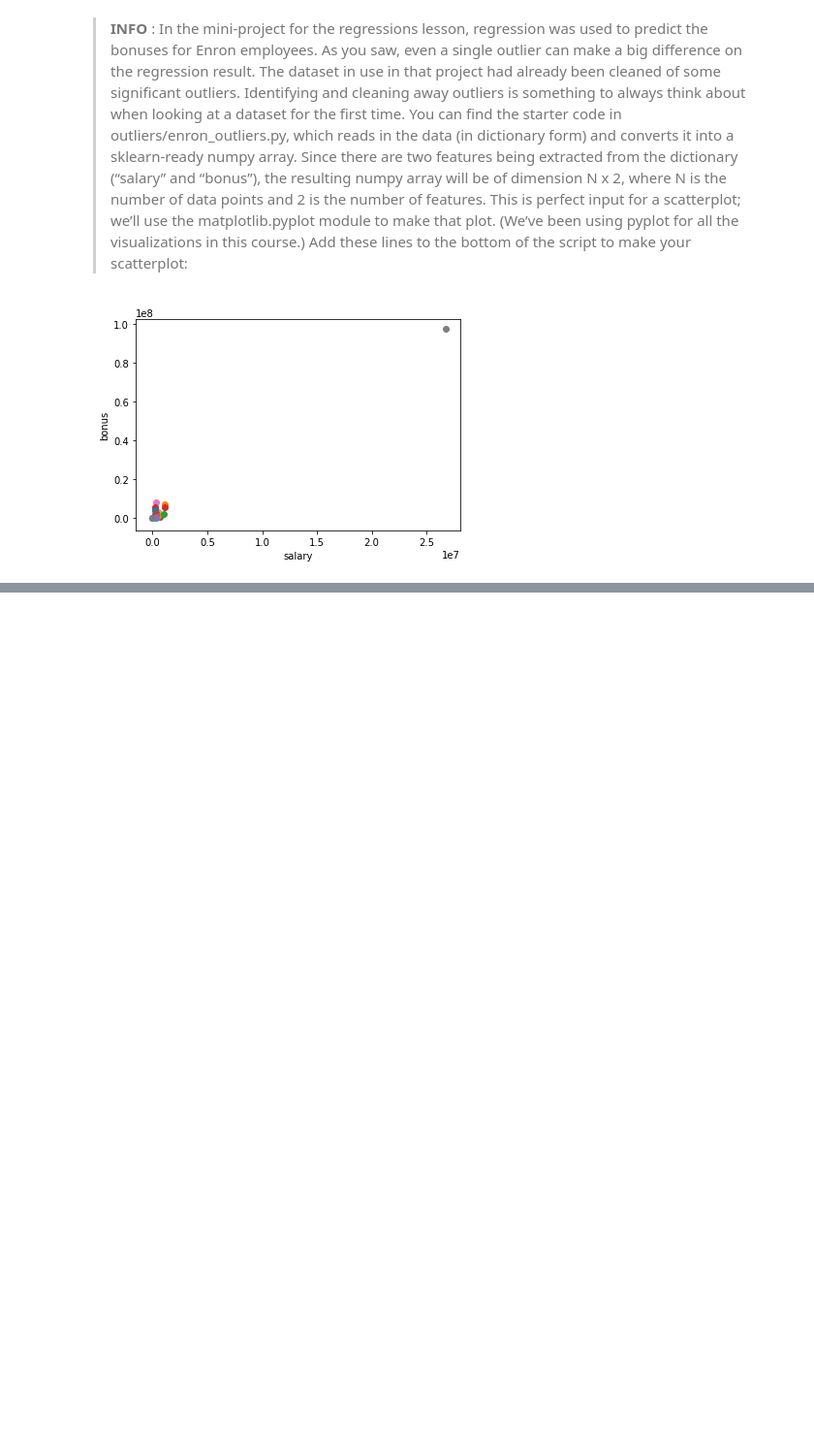
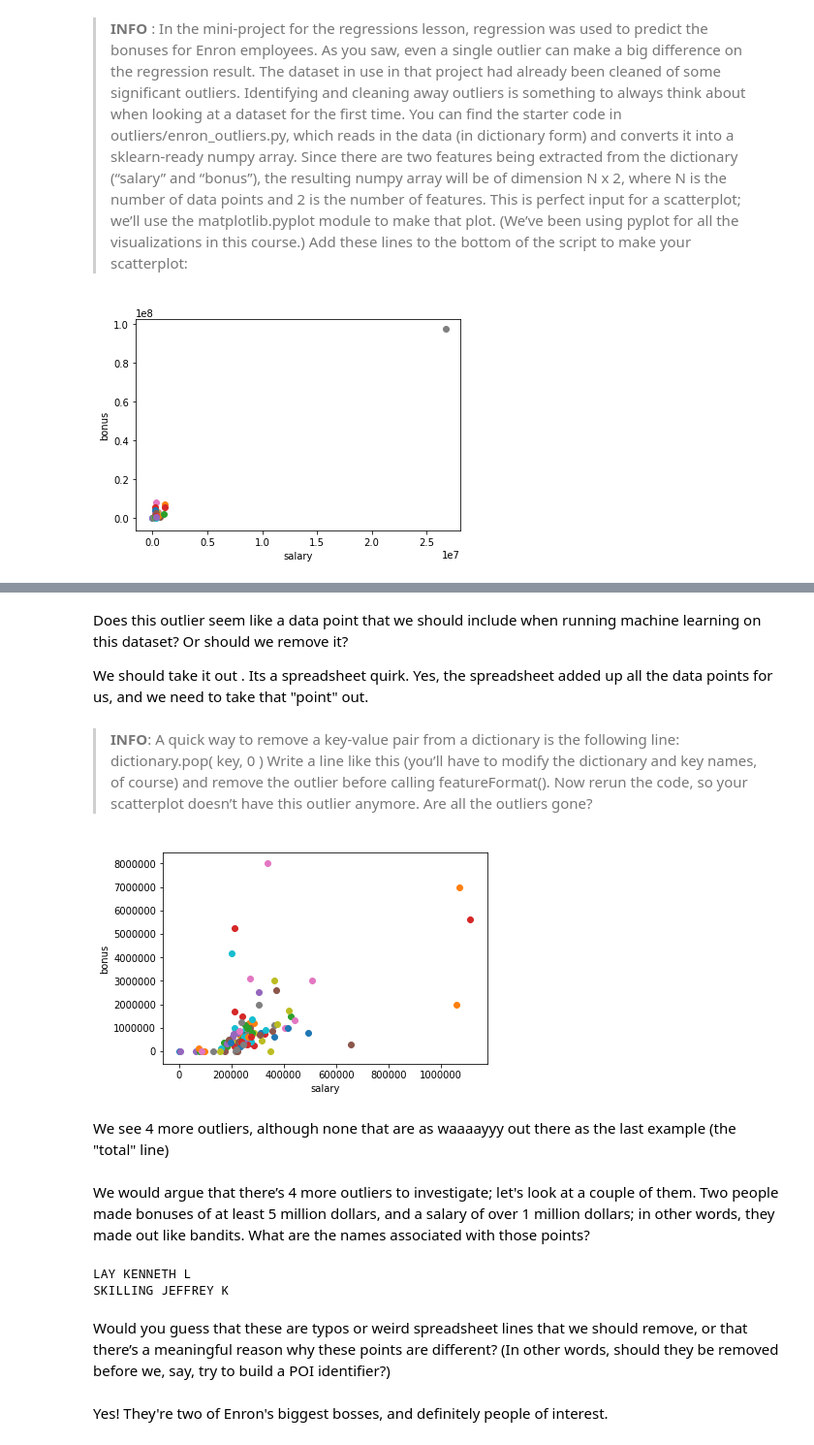
Before and after one commit to Rithvik-Kranti/Enron-Data-Project, a Jupyter notebook: data set and questions.ipynb, the cells around one changed output, grey strips where cells are left out. Shown at 97% size. Saved outputs shown, nothing was run; the diff lists cells and outputs as text; code cells hidden in the pictures; blank space fills up the shorter version.

Commit message:
outliers i.e relevant data points in this case

```diff
--- a/data set and questions.ipynb
+++ b/data set and questions.ipynb
@@ -744,0 +752,54 @@ matplotlib.pyplot.show()
+# %% [markdown]
+Does this outlier seem like a data point that we should include when running machine learning on this dataset? Or should we remove it?
+
+We should take it out .
+Its a spreadsheet quirk.
+Yes, the spreadsheet added up all the data points for us, and we need to take that "point" out.
+# %% [markdown]
+> **INFO**: A quick way to remove a key-value pair from a dictionary is the following line: dictionary.pop( key, 0 ) Write a line like this (you’ll have to modify the dictionary and key names, of course) and remove the outlier before calling featureFormat(). Now rerun the code, so your scatterplot doesn’t have this outlier anymore. Are all the outliers gone?
+# %%
+#!/usr/bin/python
+
+import pickle
+import sys
+import matplotlib.pyplot
+sys.path.append("C:\\Users\\Jon Targaryen\\Desktop\\mach learn\\ud120-projects\\tools\\")
+from feature_format import featureFormat, targetFeatureSplit
+
+
+### read in data dictionary, convert to numpy array
+data_dict = pickle.load( open("C:\\Users\\Jon Targaryen\\Desktop\\mach learn\\ud120-projects\\final_project\\final_project_dataset.pkl", "r") )
+features = ["salary", "bonus"]
+
+data_dict.pop('TOTAL', 0)
+data = featureFormat(data_dict, features)
+
+
+### your code below
+
+
+for point in data:
+    salary = point[0]
+    bonus = point[1]
+    matplotlib.pyplot.scatter( salary, bonus )
+
+matplotlib.pyplot.xlabel("salary")
+matplotlib.pyplot.ylabel("bonus")
+matplotlib.pyplot.show()
+# %% [output]
+[figure, added]
+# %% [markdown]
+We see 4 more outliers, although none that are as waaaayyy out there as the last example (the "total" line)
+# %% [markdown]
+We would argue that there’s 4 more outliers to investigate; let's look at a couple of them. Two people made bonuses of at least 5 million dollars, and a salary of over 1 million dollars; in other words, they made out like bandits. What are the names associated with those points?
+# %%
+for i in data_dict:
+    if data_dict[i]["salary"]>1000000 and data_dict[i]["salary"]!='NaN' and data_dict[i]["bonus"]>5000000 and data_dict[i]["bonus"]!='NaN':
+        print i
+# %% [output]
+LAY KENNETH L
+SKILLING JEFFREY K
+# %% [markdown]
+Would you guess that these are typos or weird spreadsheet lines that we should remove, or that there’s a meaningful reason why these points are different? (In other words, should they be removed before we, say, try to build a POI identifier?)
+# %% [markdown]
+Yes! They're two of Enron's biggest bosses, and definitely people of interest.
```
Also changed, not shown: parts of 1 cell of this notebook.
